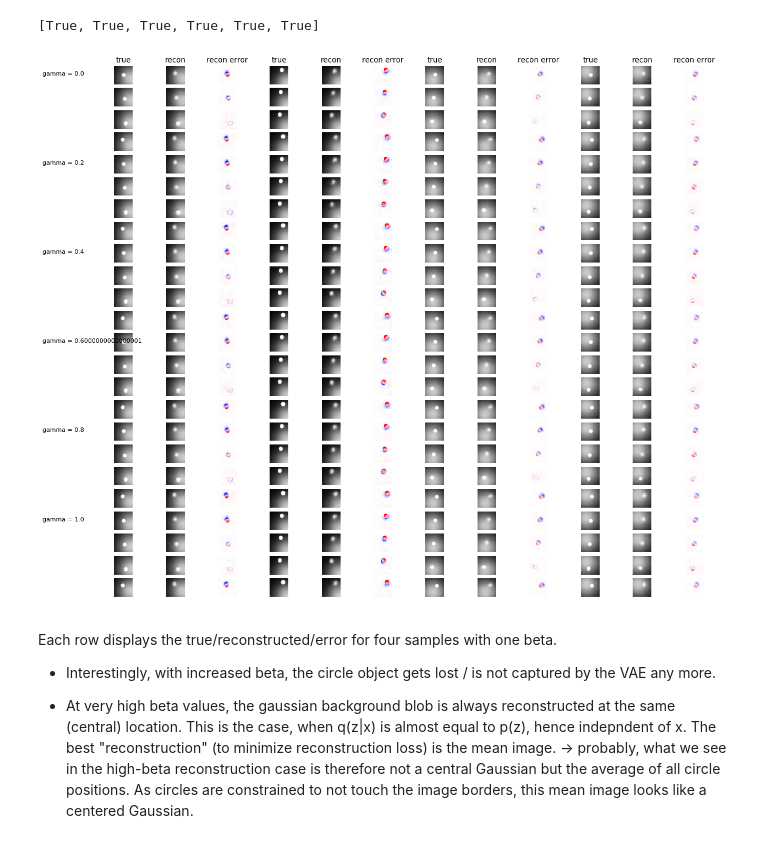
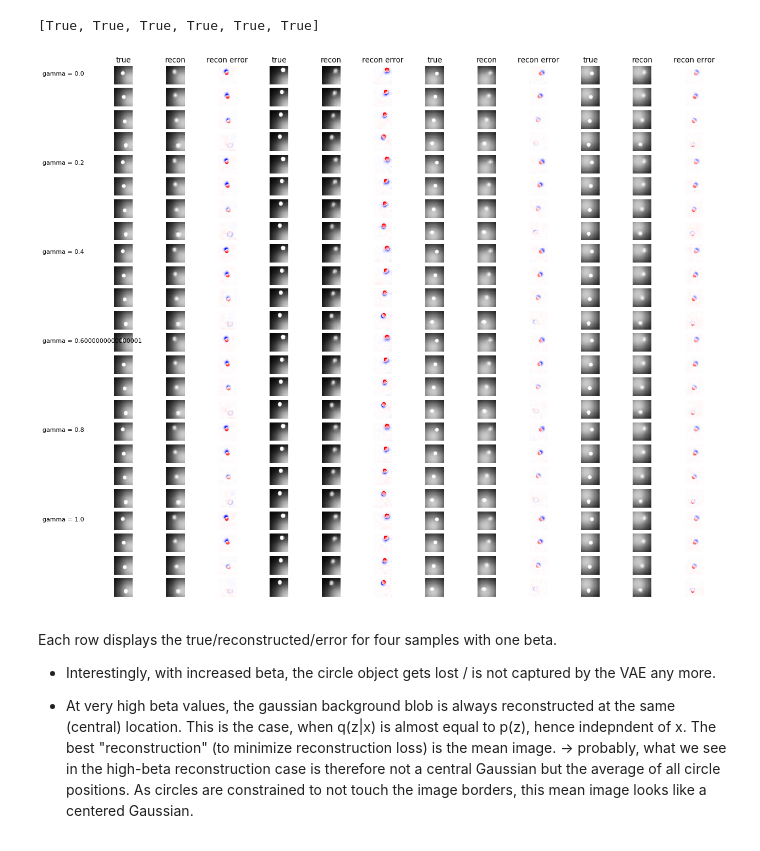
Before and after one commit to zahariaa/disentangled-dynamics, a Jupyter notebook: src/inertia_AE/VisualizeInertiaAE32(circle)_10latents_training_2019_09_10.ipynb, the cells around one changed output. Cells and saved outputs as stored; diff of their text form; code cells hidden in the pictures.

Commit message:
lots of changes and fixes to analysis code, and made figures nicers. don't have time to check code, but don't want to lose the changes either, so dumping it all here for now

```diff
--- a/src/inertia_AE/VisualizeInertiaAE32(circle)_10latents_training_2019_09_10.ipynb
+++ b/src/inertia_AE/VisualizeInertiaAE32(circle)_10latents_training_2019_09_10.ipynb
@@ -160,35 +160,35 @@ for gg,gam in enumerate(gamma_values): # loop across rows (different gamma value
         for ii in range(4): # loop across different samples
 
             x,label = ds[img_idx[ii]]
             x = x[np.newaxis, :, :]
 
             mu,_,_ = vae[gg].encode(x.float())
             recon = vae[gg].decode(mu)[:,1:,:,:,:].detach()
             x = x[:,2:,:,:,:]
             diff = x - recon
 
             for ff in range(0,4):
-                axnum = gg*12*4+(ff-1)*12+ii*3
+                axnum = gg*12*4+ff*12+ii*3
                 plt.set_cmap('gray')
                 ax[axnum+0].imshow(x[:,ff*2,:,:,:].squeeze(), vmin=0, vmax=1)
                 ax[axnum+0].axis('off')
 
                 ax[axnum+1].imshow(recon[:,ff*2,:,:,:].squeeze(), vmin=0, vmax=1)
                 ax[axnum+1].axis('off')
 
                 plt.set_cmap('bwr')
                 img = ax[axnum+2].imshow(diff[:,ff*2,:,:,:].numpy().squeeze(), vmin=-m, vmax=m)
                 ax[axnum+2].axis('off')
 
         pos = ax[gg*12*4].get_position()
         fig.text(.05, pos.y0 + pos.height/2, 'gamma = %s' % (gam))
 
 for ii in range(4):
     ax[ii*3+0].set(title='true')
     ax[ii*3+1].set(title='recon')
     ax[ii*3+2].set(title='recon error')
 # %% [output]
-[figure, old version]
+[figure, new version]
 # %% [markdown]
 Each row displays the true/reconstructed/error for four samples with one beta.
 
```
Also changed, not shown: 7 other files.
